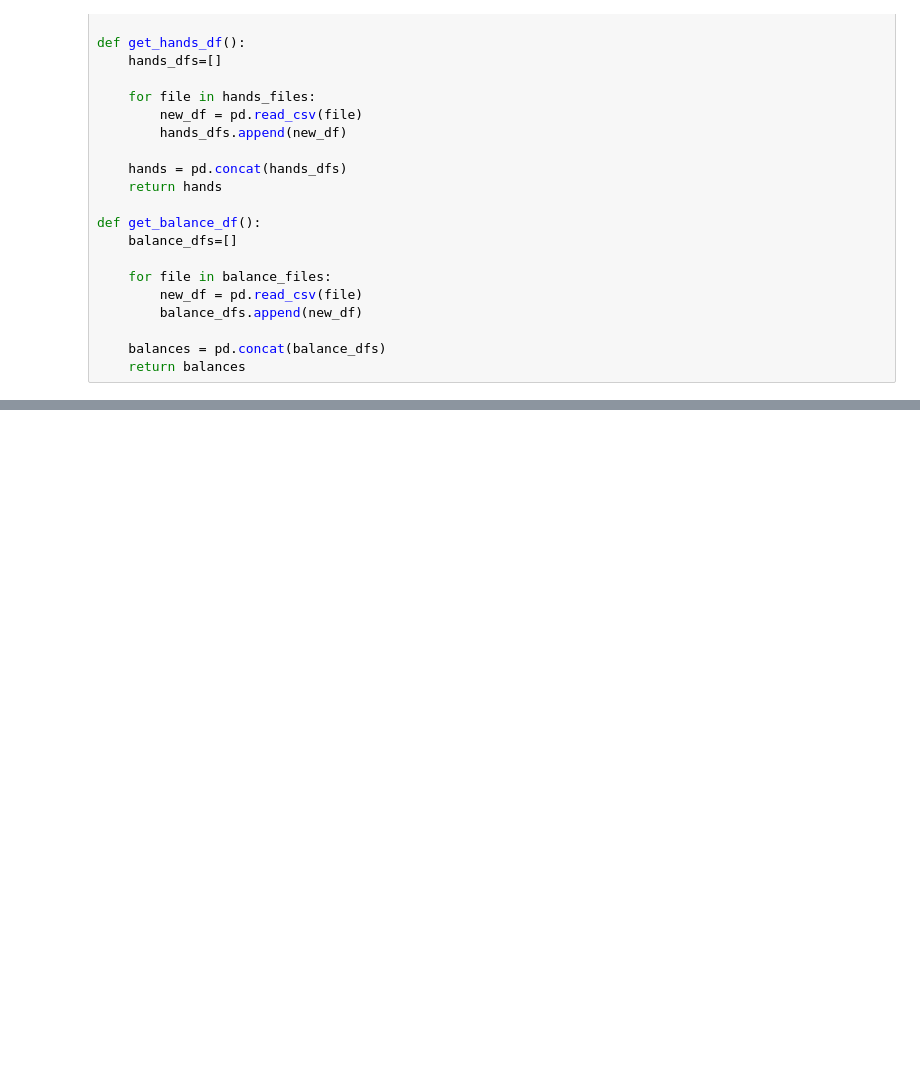
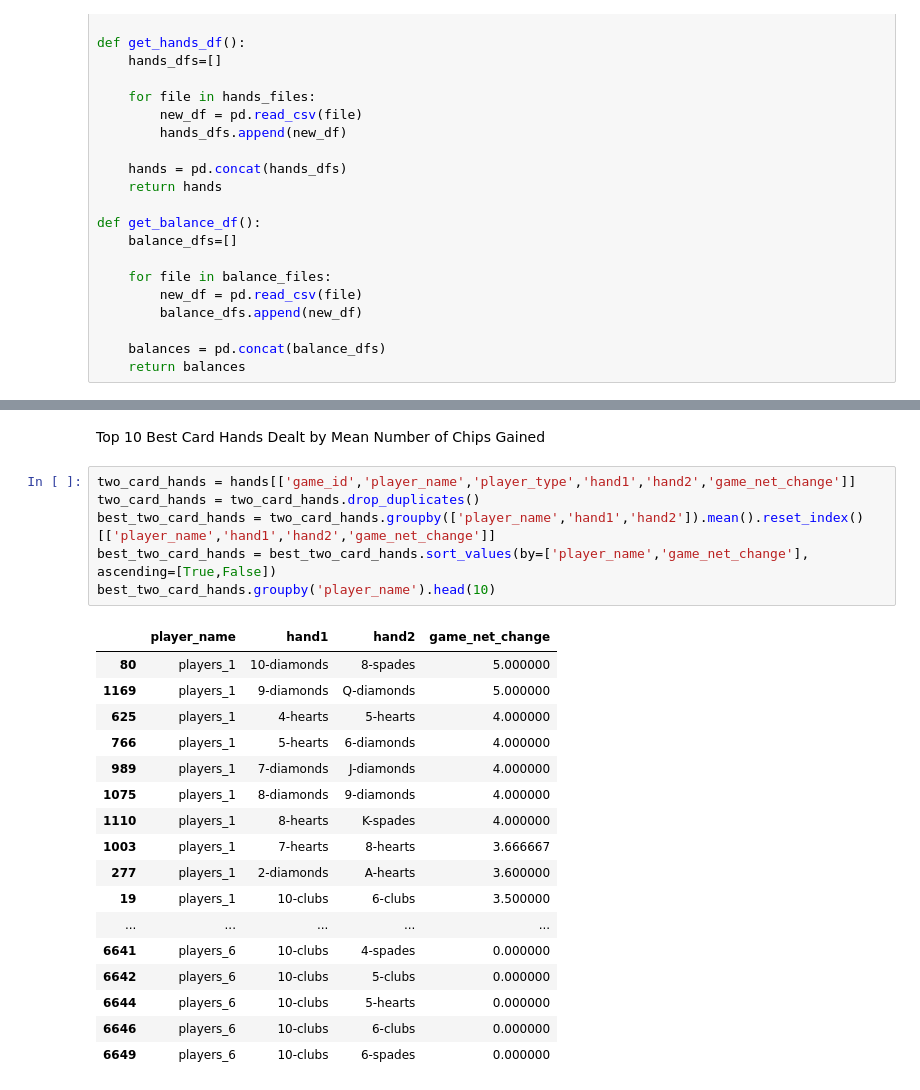
Before and after one commit to Silber8806/PokerPro, a Jupyter notebook: source_code/analysis/Poker Simulation Analysis.ipynb, the cells around one changed output, grey strips where cells are left out. Saved outputs shown, nothing was run; the diff lists cells and outputs as text; blank space fills up the shorter version.

Commit message:
adding more analysis on top 10 best 2 pairs, mean and variance of card deck

```diff
--- a/source_code/analysis/Poker Simulation Analysis.ipynb
+++ b/source_code/analysis/Poker Simulation Analysis.ipynb
@@ -67,0 +120,26 @@ hands
+# %% [markdown]
+Top 10 Best Card Hands Dealt by Mean Number of Chips Gained
+# %%
+two_card_hands = hands[['game_id','player_name','player_type','hand1','hand2','game_net_change']]
+two_card_hands = two_card_hands.drop_duplicates()
+best_two_card_hands = two_card_hands.groupby(['player_name','hand1','hand2']).mean().reset_index()[['player_name','hand1','hand2','game_net_change']]
+best_two_card_hands = best_two_card_hands.sort_values(by=['player_name','game_net_change'], ascending=[True,False])
+best_two_card_hands.groupby('player_name').head(10)
+# %% [output]
+|  | player_name | hand1 | hand2 | game_net_change |
+| 80 | players_1 | 10-diamonds | 8-spades | 5.000000 |
+| 1169 | players_1 | 9-diamonds | Q-diamonds | 5.000000 |
+| 625 | players_1 | 4-hearts | 5-hearts | 4.000000 |
+| 766 | players_1 | 5-hearts | 6-diamonds | 4.000000 |
+| 989 | players_1 | 7-diamonds | J-diamonds | 4.000000 |
+| 1075 | players_1 | 8-diamonds | 9-diamonds | 4.000000 |
+| 1110 | players_1 | 8-hearts | K-spades | 4.000000 |
+| 1003 | players_1 | 7-hearts | 8-hearts | 3.666667 |
+| 277 | players_1 | 2-diamonds | A-hearts | 3.600000 |
+| 19 | players_1 | 10-clubs | 6-clubs | 3.500000 |
+| ... | ... | ... | ... | ... |
+| 6641 | players_6 | 10-clubs | 4-spades | 0.000000 |
+| 6642 | players_6 | 10-clubs | 5-clubs | 0.000000 |
+| 6644 | players_6 | 10-clubs | 5-hearts | 0.000000 |
+| 6646 | players_6 | 10-clubs | 6-clubs | 0.000000 |
+| 6649 | players_6 | 10-clubs | 6-spades | 0.000000 |
```
Also changed, not shown: parts of 10 cells of this notebook, 1 other file.
